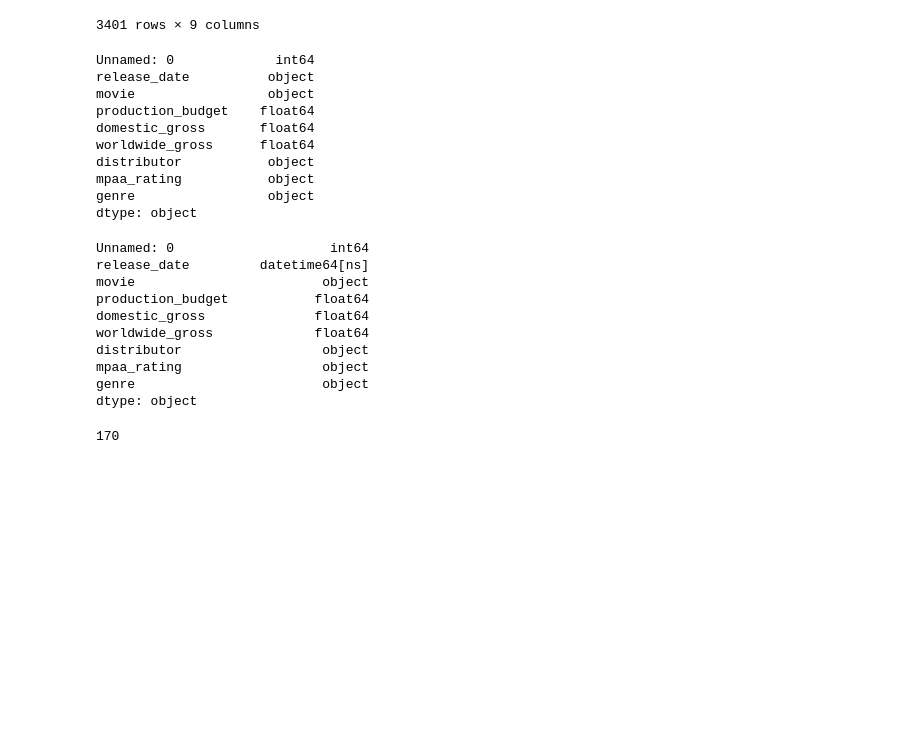
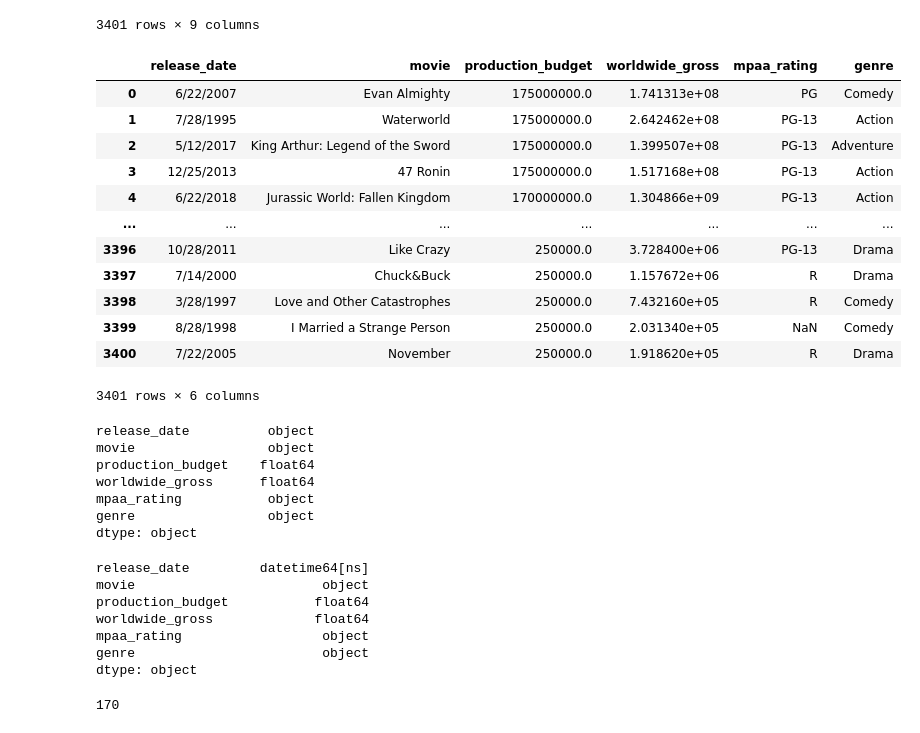
Before and after one commit to EandroC/HollywoodInvestments, a Jupyter notebook: Untitled.ipynb, the cells around one changed output. Cells and saved outputs as stored; diff of their text form; code cells hidden in the pictures; blank space fills up the shorter version.

Commit message:
Removendo colunas desnecessarias e colhendo os dados para a amostra

```diff
--- a/Untitled.ipynb
+++ b/Untitled.ipynb
@@ -18,16 +17,31 @@ dados
 | 3399 | 3400 | 8/28/1998 | I Married a Strange Person | 250000.0 | 203134.0 | 2.031340e+05 | Lionsgate | ... |
 | 3400 | 3401 | 7/22/2005 | November | 250000.0 | 191862.0 | 1.918620e+05 | Sony Pictures Classics | ... |
 3401 rows × 9 columns
+# %%
+dados.drop(["Unnamed: 0","domestic_gross", "distributor"], axis=1, inplace=True)
+
+dados
+# %% [output]
+|  | release_date | movie | production_budget | worldwide_gross | mpaa_rating | genre |
+| 0 | 6/22/2007 | Evan Almighty | 175000000.0 | 1.741313e+08 | PG | Comedy |
+| 1 | 7/28/1995 | Waterworld | 175000000.0 | 2.642462e+08 | PG-13 | Action |
+| 2 | 5/12/2017 | King Arthur: Legend of the Sword | 175000000.0 | 1.399507e+08 | PG-13 | Adventure |
+| 3 | 12/25/2013 | 47 Ronin | 175000000.0 | 1.517168e+08 | PG-13 | Action |
+| 4 | 6/22/2018 | Jurassic World: Fallen Kingdom | 170000000.0 | 1.304866e+09 | PG-13 | Action |
+| ... | ... | ... | ... | ... | ... | ... |
+| 3396 | 10/28/2011 | Like Crazy | 250000.0 | 3.728400e+06 | PG-13 | Drama |
+| 3397 | 7/14/2000 | Chuck&Buck | 250000.0 | 1.157672e+06 | R | Drama |
+| 3398 | 3/28/1997 | Love and Other Catastrophes | 250000.0 | 7.432160e+05 | R | Comedy |
+| 3399 | 8/28/1998 | I Married a Strange Person | 250000.0 | 2.031340e+05 | NaN | Comedy |
+| 3400 | 7/22/2005 | November | 250000.0 | 1.918620e+05 | R | Drama |
+3401 rows × 6 columns
 # %%
 dados.dtypes
 # %% [output]
-Unnamed: 0             int64
 release_date          object
 movie                 object
 production_budget    float64
-domestic_gross       float64
 worldwide_gross      float64
-distributor           object
 mpaa_rating           object
 genre                 object
 dtype: object
@@ -37,13 +51,10 @@ dados
 
 dados.dtypes
 # %% [output]
-Unnamed: 0                    int64
 release_date         datetime64[ns]
 movie                        object
 production_budget           float64
-domestic_gross              float64
 worldwide_gross             float64
-distributor                  object
 mpaa_rating                  object
 genre                        object
 dtype: object
```
Also changed, not shown: parts of 2 cells of this notebook.
